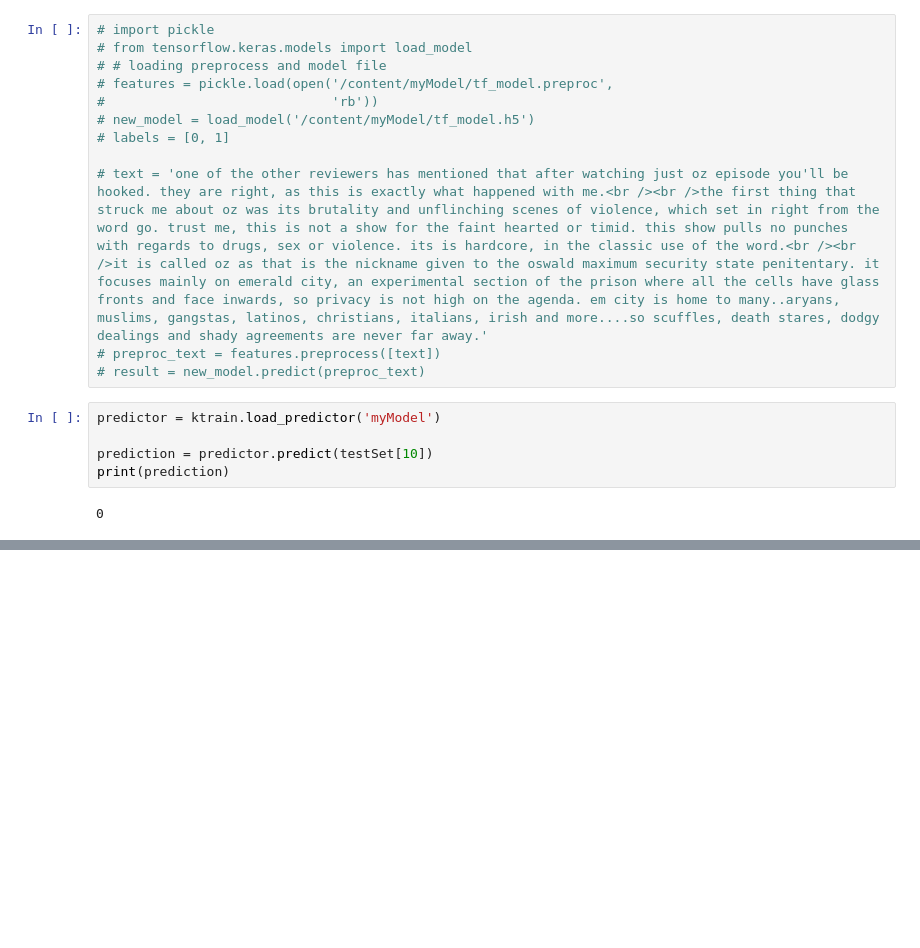
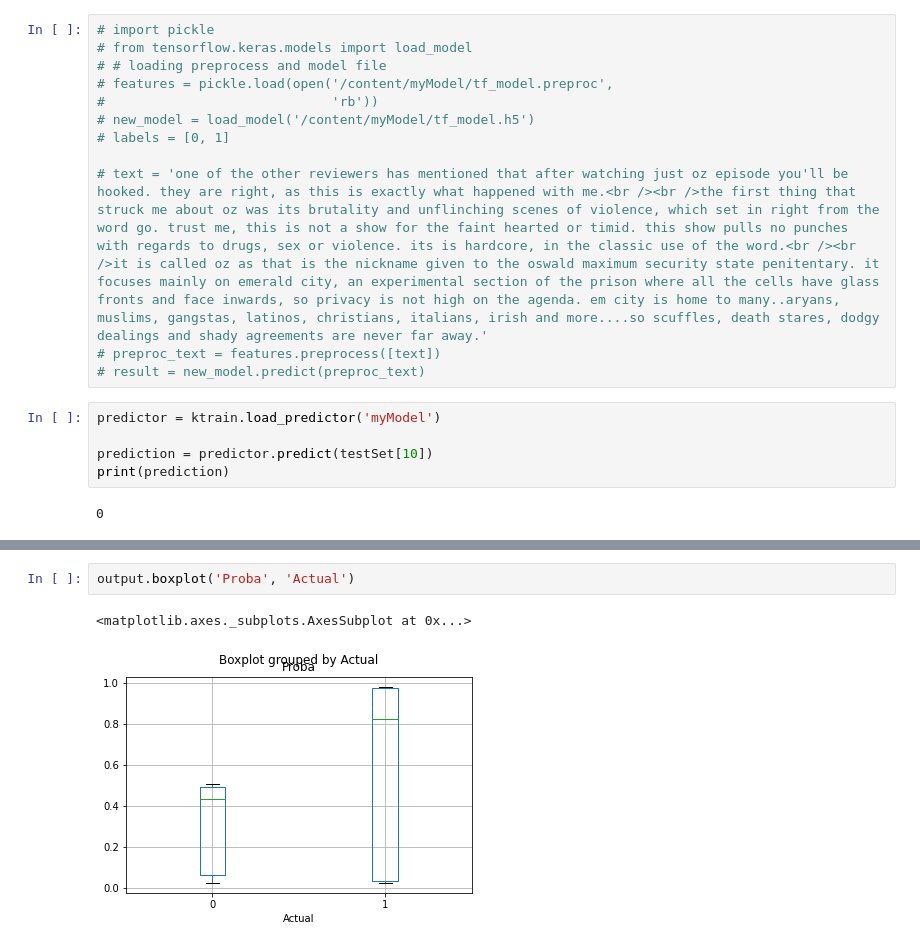
Before and after one commit to menonpg/CMU_PGSS_2022, a Jupyter notebook: Week02/LoadIMDB.ipynb, the cells around one changed output, grey strips where cells are left out. Saved outputs shown, nothing was run; the diff lists cells and outputs as text; blank space fills up the shorter version.

```diff
--- a/Week02/LoadIMDB.ipynb
+++ b/Week02/LoadIMDB.ipynb
@@ -293,0 +295,5 @@ output
+# %%
+output.boxplot('Proba', 'Actual')
+# %% [output]
+<matplotlib.axes._subplots.AxesSubplot at 0x...>
+[figure, added]
```
Also changed, not shown: parts of 3 cells of this notebook.
